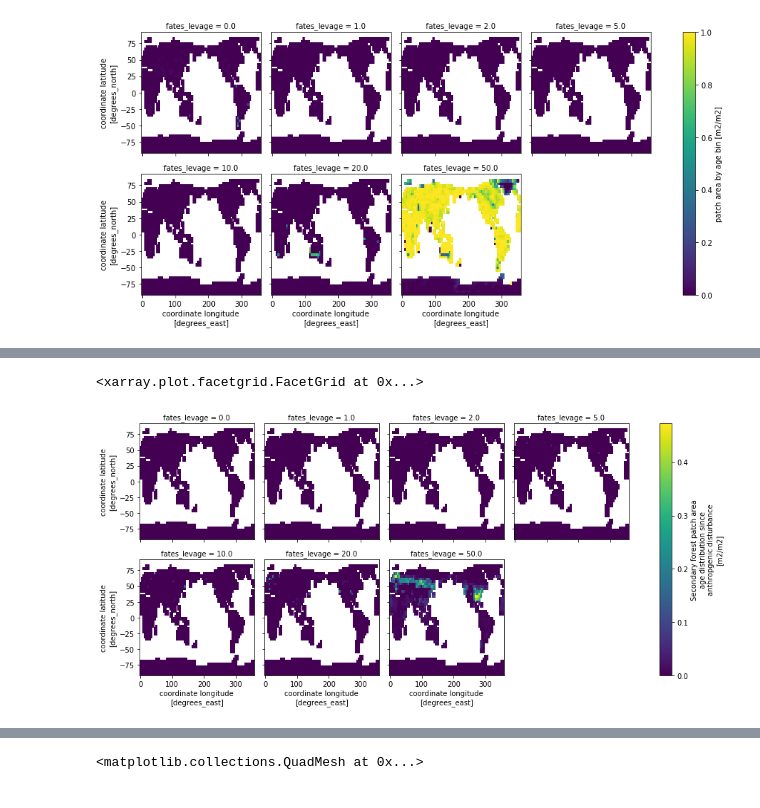
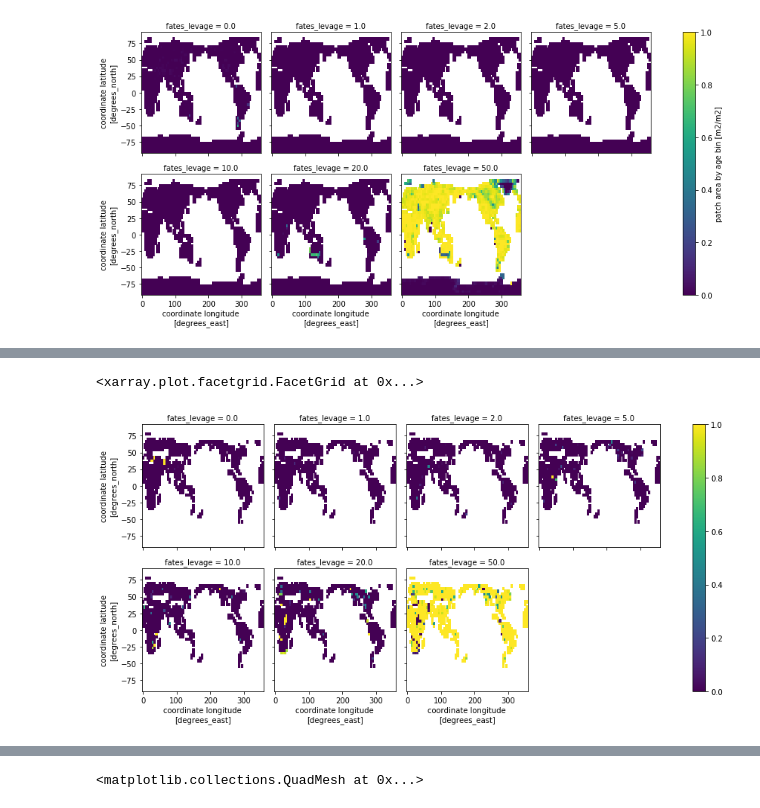
Before and after one commit to ckoven/landuse_runscripts, a Jupyter notebook: landuse_global_analysis.ipynb, the cells around one changed output, grey strips where cells are left out. Drawn from its saved outputs; the diff is of its cells as text; code cells hidden in the pictures.

```diff
--- a/landuse_global_analysis.ipynb
+++ b/landuse_global_analysis.ipynb
@@ -113,5 +131,5 @@ data_in.SECONDARY_AREA_PATCH_AGE_DIST.isel(time=ntim-1).plot(x='lon',y='lat',col
 # %%
-data_in.SECONDARY_AREA_AGE_ANTHRO_DIST.isel(time=ntim-1).plot(x='lon',y='lat',col='fates_levage', col_wrap=4)
+(data_in.SECONDARY_AREA_AGE_ANTHRO_DIST.isel(time=ntim-1)/data_in.SECONDARY_FOREST_FRACTION.isel(time=ntim-1)).plot(x='lon',y='lat',col='fates_levage', col_wrap=4)
 # %% [output]
 <xarray.plot.facetgrid.FacetGrid at 0x...>
-[figure, old version]
+[figure, new version]
```
Also changed, not shown: parts of 43 cells of this notebook.
